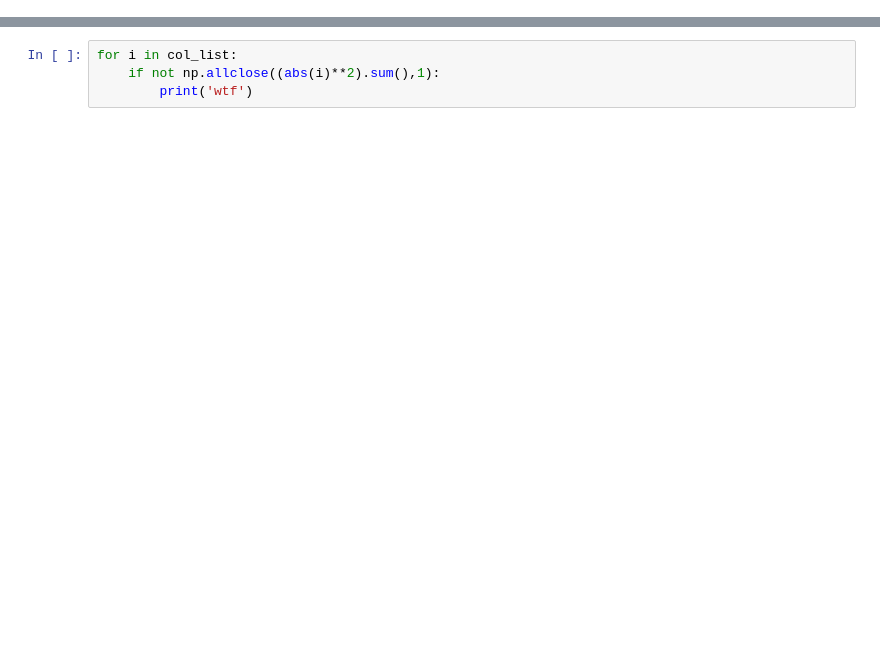
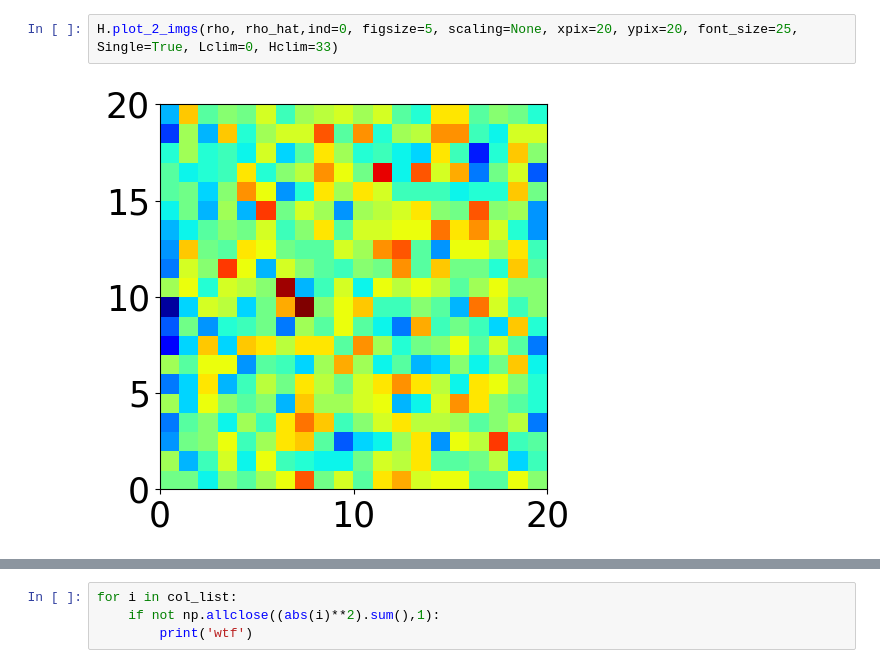
Before and after one commit to alexei-novikov/RM_imaging, a Jupyter notebook: F.ipynb, the cells around one changed output, grey strips where cells are left out. Drawn from its saved outputs; the diff is of its cells as text; blank space fills up the shorter version.

```diff
--- a/F.ipynb
+++ b/F.ipynb
@@ -223,0 +2612,4 @@ shape of the union without removin: (18050, 806), number for Expceriments: 50
+# %%
+H.plot_2_imgs(rho, rho_hat,ind=0, figsize=5, scaling=None, xpix=20, ypix=20, font_size=25, Single=True, Lclim=0, Hclim=33)
+# %% [output]
+[figure, added]
```
Also changed, not shown: parts of 87 cells of this notebook, 8 other files.
